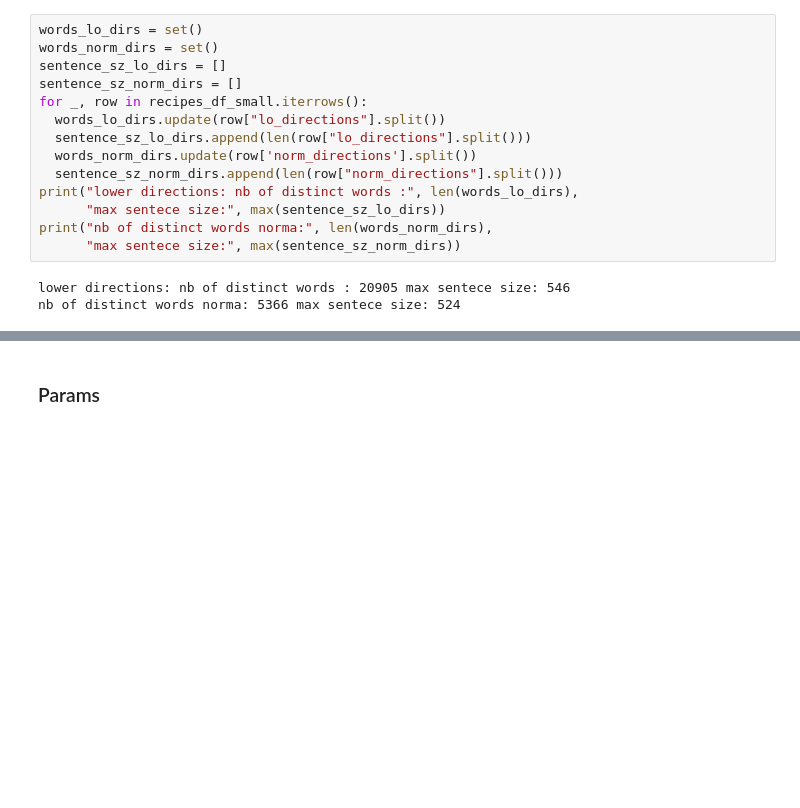
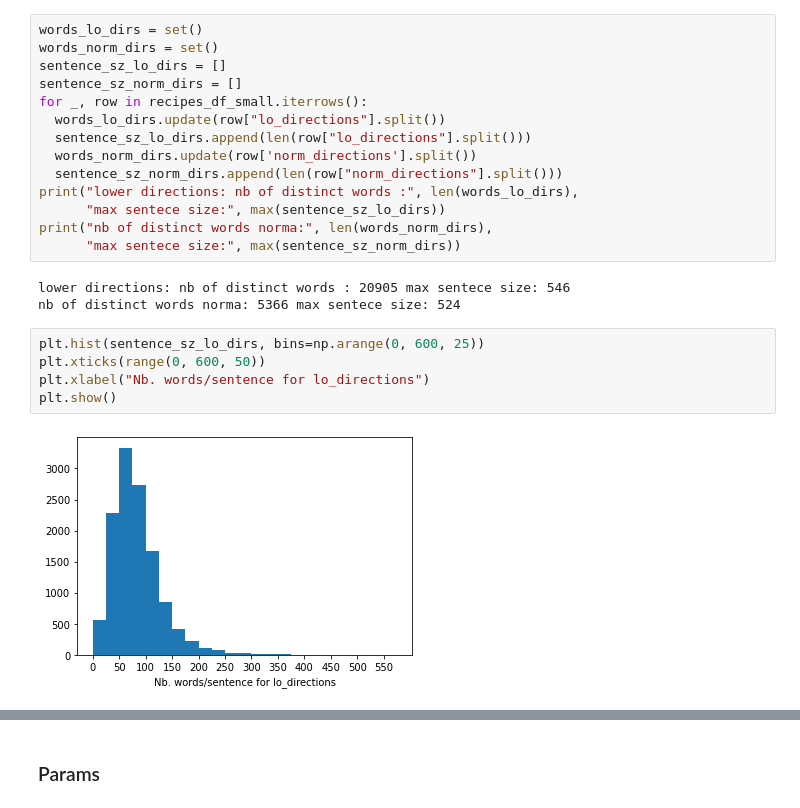
Before and after one commit to sofiaElenaHopartean/NLP_recipes, a Jupyter notebook: recipes_tf.ipynb, the cells around one changed output, grey strips where cells are left out. Drawn from its saved outputs; the diff is of its cells as text; blank space fills up the shorter version.

```diff
--- a/recipes_tf.ipynb
+++ b/recipes_tf.ipynb
@@ -147,3 +152,10 @@ print("nb of distinct words norma:", len(words_norm_dirs),
 # %% [output]
 lower directions: nb of distinct words : 20905 max sentece size: 546
 nb of distinct words norma: 5366 max sentece size: 524
+# %%
+plt.hist(sentence_sz_lo_dirs, bins=np.arange(0, 600, 25))
+plt.xticks(range(0, 600, 50))
+plt.xlabel("Nb. words/sentence for lo_directions")
+plt.show()
+# %% [output]
+[figure, added]
```
Also changed, not shown: parts of 40 cells of this notebook.
